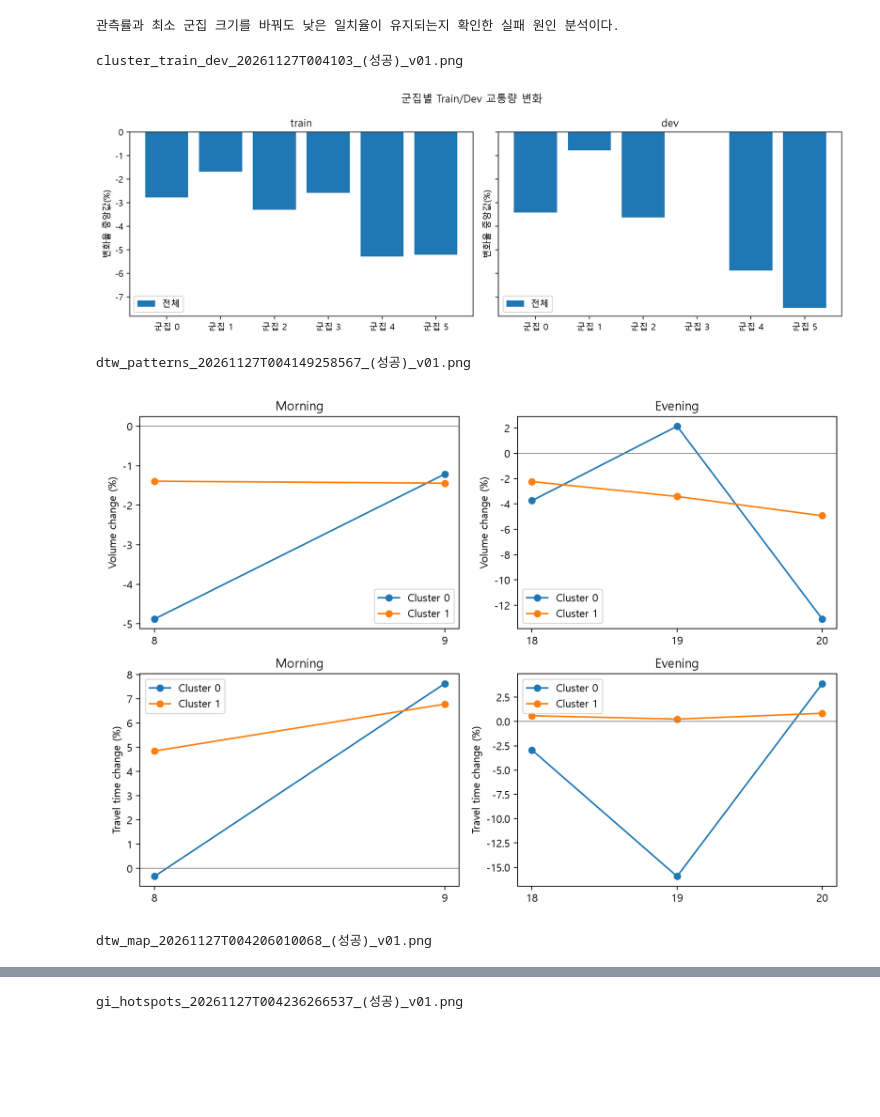
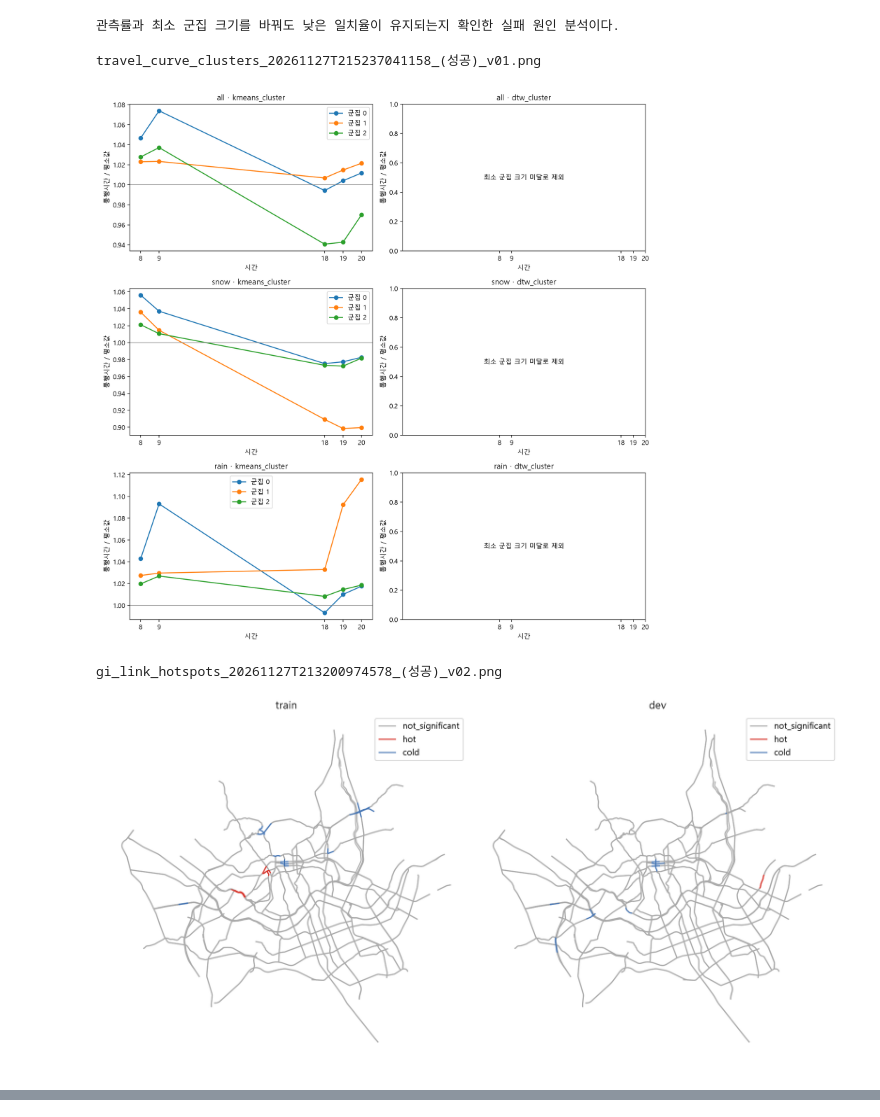
Before and after one commit to data-crawling-6/seoul-weather-traffic, a Jupyter notebook: notebooks/02_analysis/ysy_clustering.ipynb, the cells around one changed output, grey strips where cells are left out. Cells and saved outputs as stored; diff of their text form; code cells hidden in the pictures; blank space fills up the shorter version.

```diff
--- a/notebooks/02_analysis/ysy_clustering.ipynb
+++ b/notebooks/02_analysis/ysy_clustering.ipynb
@@ -115,14 +140,13 @@ print('관측률과 최소 군집 크기를 바꿔도 낮은 일치율이 유지
 관측률과 최소 군집 크기를 바꿔도 낮은 일치율이 유지되는지 확인한 실패 원인 분석이다.
 # %%
 # [서연] 최신 핵심 그림
-patterns = ['cluster_train_dev_*_(성공)_v*.png', 'dtw_patterns_*_(성공)_v*.png', 'dtw_map_*_(성공)_v*.png', 'gi_hotspots_*_(성공)_v*.png']
+patterns = ['travel_curve_clusters_*_(성공)_v*.png', 'gi_link_hotspots_*_(성공)_v*.png']
 for pattern in patterns:
     path = sorted(FIGURES.glob(pattern))[-1]
     print(path.name)
     display(Image(filename=str(path), width=850))
 # %% [output]
-cluster_train_dev_20261127T004103_(성공)_v01.png
+travel_curve_clusters_20261127T215237041158_(성공)_v01.png
-[figure, old version]
+[figure, new version]
-dtw_patterns_20261127T004149258567_(성공)_v01.png
+gi_link_hotspots_20261127T213200974578_(성공)_v02.png
-[figure, old version]
+[figure, new version]
-dtw_map_20261127T004206010068_(성공)_v01.png
@@ -130 +152,0 @@ dtw_map_20261127T004206010068_(성공)_v01.png
-gi_hotspots_20261127T004236266537_(성공)_v01.png
```
Also changed, not shown: parts of 5 cells of this notebook, 13 other files.
